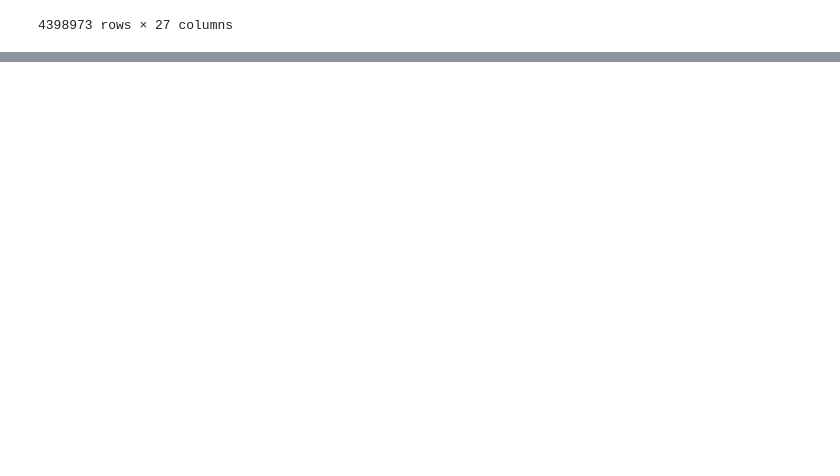
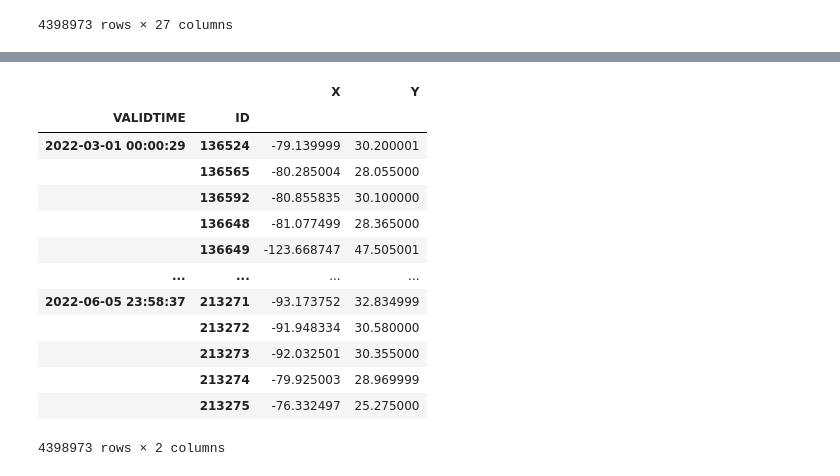
Before and after one commit to leaver2000/griblib, a Jupyter notebook: notebooks/probsevere/2.1-xfer-dask.ipynb, the cells around one changed output, grey strips where cells are left out. Saved outputs shown, nothing was run; the diff lists cells and outputs as text; code cells hidden in the pictures; blank space fills up the shorter version.

```diff
--- a/notebooks/probsevere/2.1-xfer-dask.ipynb
+++ b/notebooks/probsevere/2.1-xfer-dask.ipynb
@@ -241,0 +254,17 @@ True
+# %%
+df[["X", "Y"]]
+# %% [output]
+|  |  | X | Y |
+| VALIDTIME | ID |  |  |
+| 2022-03-01 00:00:29 | 136524 | -79.139999 | 30.200001 |
+|  | 136565 | -80.285004 | 28.055000 |
+|  | 136592 | -80.855835 | 30.100000 |
+|  | 136648 | -81.077499 | 28.365000 |
+|  | 136649 | -123.668747 | 47.505001 |
+| ... | ... | ... | ... |
+| 2022-06-05 23:58:37 | 213271 | -93.173752 | 32.834999 |
+|  | 213272 | -91.948334 | 30.580000 |
+|  | 213273 | -92.032501 | 30.355000 |
+|  | 213274 | -79.925003 | 28.969999 |
+|  | 213275 | -76.332497 | 25.275000 |
+4398973 rows × 2 columns
```
Also changed, not shown: parts of 2 cells of this notebook.
